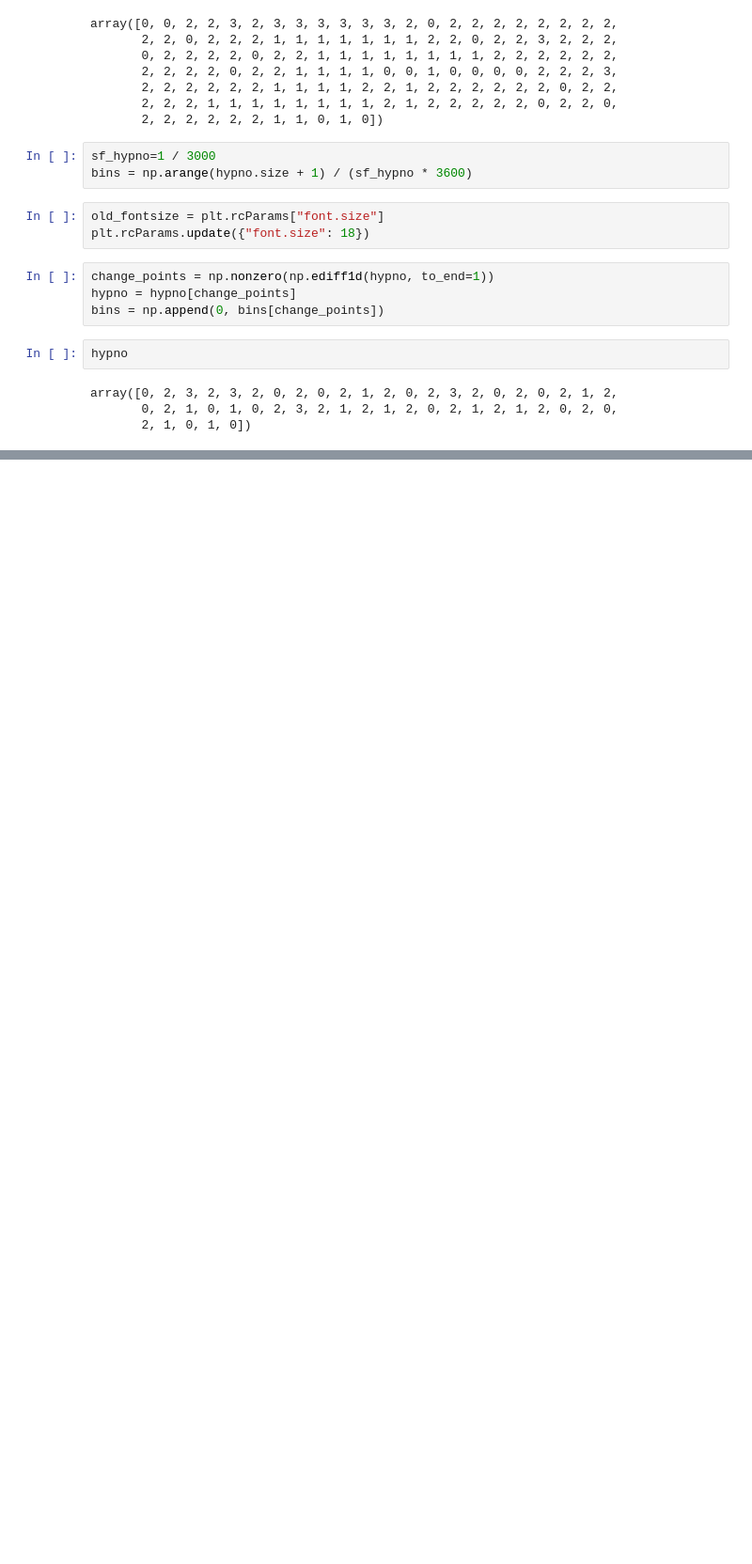
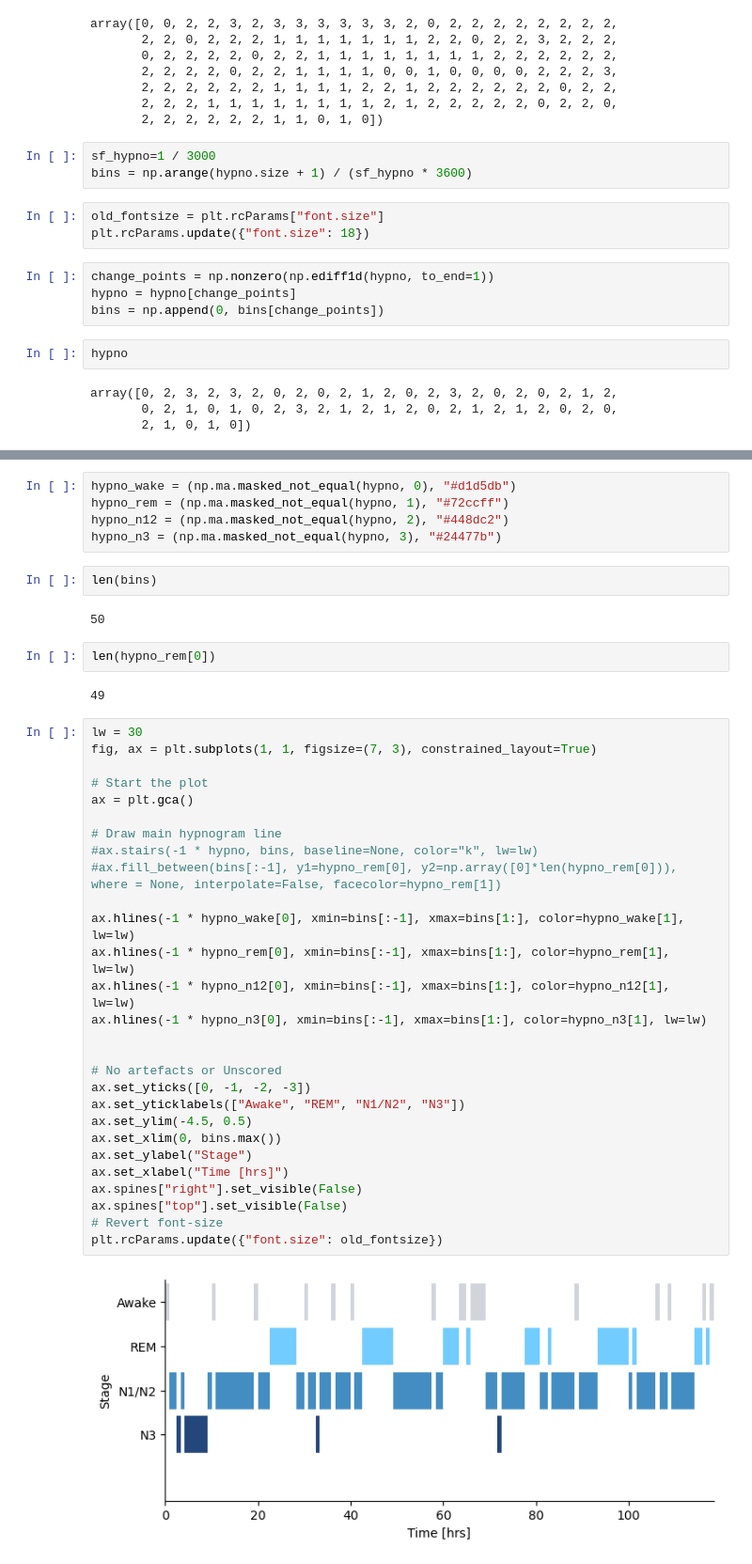
Before and after one commit to DiassIgor/sleeping-mask, a Jupyter notebook: hypnogram.ipynb, the cells around one changed output, grey strips where cells are left out. Shown at 94% size. Cells and saved outputs as stored; diff of their text form; blank space fills up the shorter version.

Commit message:
feat: Hypnogram version 2

```diff
--- a/hypnogram.ipynb
+++ b/hypnogram.ipynb
@@ -71,0 +80,43 @@ plt.rcParams.update({"font.size": old_fontsize})
+# %%
+hypno_wake = (np.ma.masked_not_equal(hypno, 0), "#d1d5db")
+hypno_rem = (np.ma.masked_not_equal(hypno, 1), "#72ccff")
+hypno_n12 = (np.ma.masked_not_equal(hypno, 2), "#448dc2")
+hypno_n3 = (np.ma.masked_not_equal(hypno, 3), "#24477b")
+# %%
+len(bins)
+# %% [output]
+50
+# %%
+len(hypno_rem[0])
+# %% [output]
+49
+# %%
+lw = 30
+fig, ax = plt.subplots(1, 1, figsize=(7, 3), constrained_layout=True)
+
+# Start the plot
+ax = plt.gca()
+
+# Draw main hypnogram line
+#ax.stairs(-1 * hypno, bins, baseline=None, color="k", lw=lw)
+#ax.fill_between(bins[:-1], y1=hypno_rem[0], y2=np.array([0]*len(hypno_rem[0])), where = None, interpolate=False, facecolor=hypno_rem[1])
+
+ax.hlines(-1 * hypno_wake[0], xmin=bins[:-1], xmax=bins[1:], color=hypno_wake[1], lw=lw)
+ax.hlines(-1 * hypno_rem[0], xmin=bins[:-1], xmax=bins[1:], color=hypno_rem[1], lw=lw)
+ax.hlines(-1 * hypno_n12[0], xmin=bins[:-1], xmax=bins[1:], color=hypno_n12[1], lw=lw)
+ax.hlines(-1 * hypno_n3[0], xmin=bins[:-1], xmax=bins[1:], color=hypno_n3[1], lw=lw)
+
+
+# No artefacts or Unscored
+ax.set_yticks([0, -1, -2, -3])
+ax.set_yticklabels(["Awake", "REM", "N1/N2", "N3"])
+ax.set_ylim(-4.5, 0.5)
+ax.set_xlim(0, bins.max())
+ax.set_ylabel("Stage")
+ax.set_xlabel("Time [hrs]")
+ax.spines["right"].set_visible(False)
+ax.spines["top"].set_visible(False)
+# Revert font-size
+plt.rcParams.update({"font.size": old_fontsize})
+# %% [output]
+[figure, added]
```
Also changed, not shown: parts of 4 cells of this notebook.
